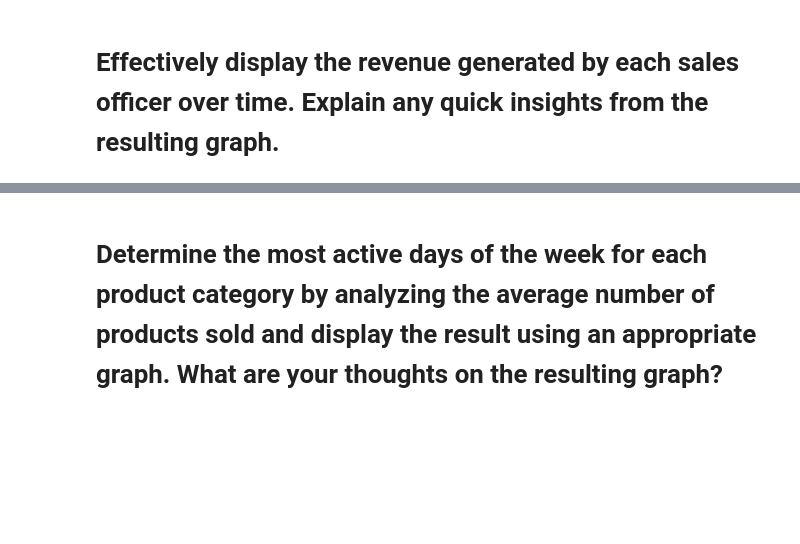
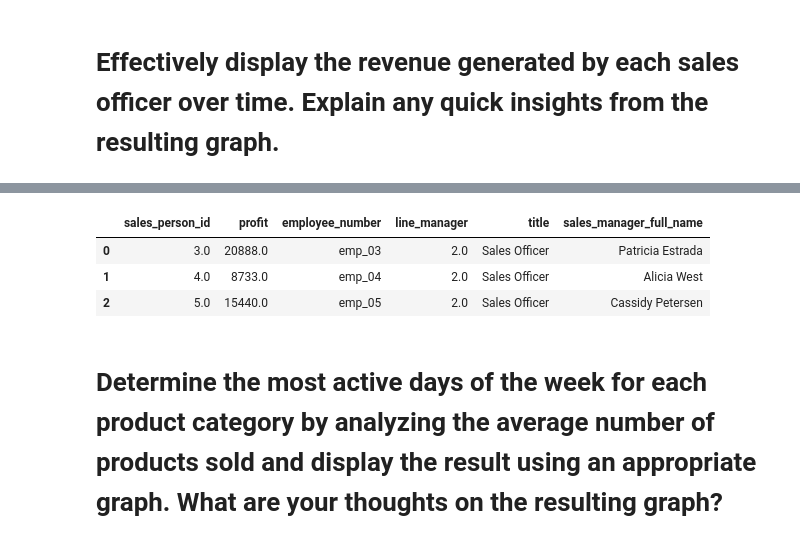
Before and after one commit to MugemaneBertin2001/ASSIGNEMENT-3, a Jupyter notebook: TAKE HOME ASSIGNMENT 3 - 4 MAY 2024.ipynb, the cells around one changed output, grey strips where cells are left out. Saved outputs shown, nothing was run; the diff lists cells and outputs as text; code cells hidden in the pictures; blank space fills up the shorter version.

```diff
--- a/TAKE HOME ASSIGNMENT 3 - 4 MAY 2024.ipynb
+++ b/TAKE HOME ASSIGNMENT 3 - 4 MAY 2024.ipynb
@@ -14,0 +121,18 @@ Explore the provided invoices data at each sales point alongside other company's
+# %%
+
+sales_manager_profit = served_customers.groupby('sales_person_id')['invoice_profit'].sum().reset_index()
+
+sales_manager_profit = pd.merge(sales_manager_profit, final_employees, left_on='sales_person_id', right_on='sales_man_id', how='left')
+sales_manager_profit
+
+
+sales_manager_profit['sales_manager_full_name'] = sales_manager_profit['first_name'] + ' ' + sales_manager_profit['last_name']
+
+sales_manager_profit.rename(columns={'invoice_profit': 'profit'}, inplace=True)
+sales_manager_profit.drop(columns=['sales_man_id', 'first_name', 'last_name'], inplace=True)
+sales_manager_profit
+# %% [output]
+|  | sales_person_id | profit | employee_number | line_manager | title | sales_manager_full_name |
+| 0 | 3.0 | 20888.0 | emp_03 | 2.0 | Sales Officer | Patricia Estrada |
+| 1 | 4.0 | 8733.0 | emp_04 | 2.0 | Sales Officer | Alicia West |
+| 2 | 5.0 | 15440.0 | emp_05 | 2.0 | Sales Officer | Cassidy Petersen |
```
Also changed, not shown: parts of 8 cells of this notebook, 1 other file.
